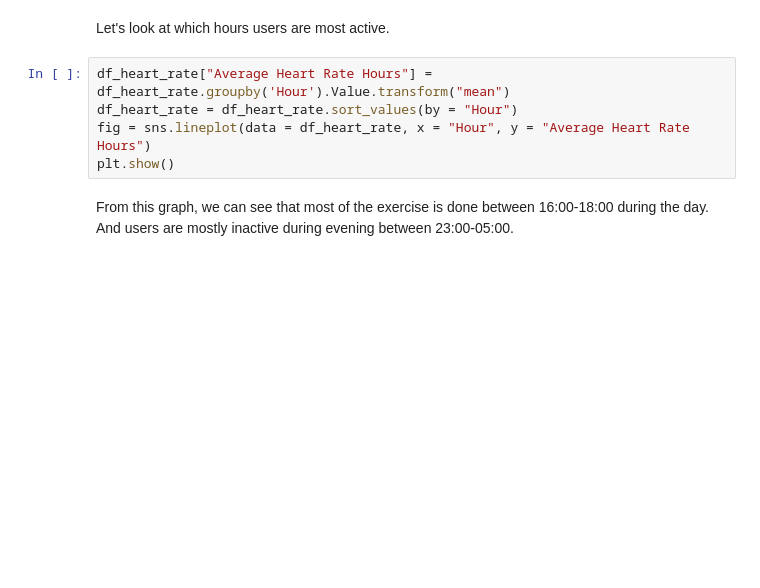
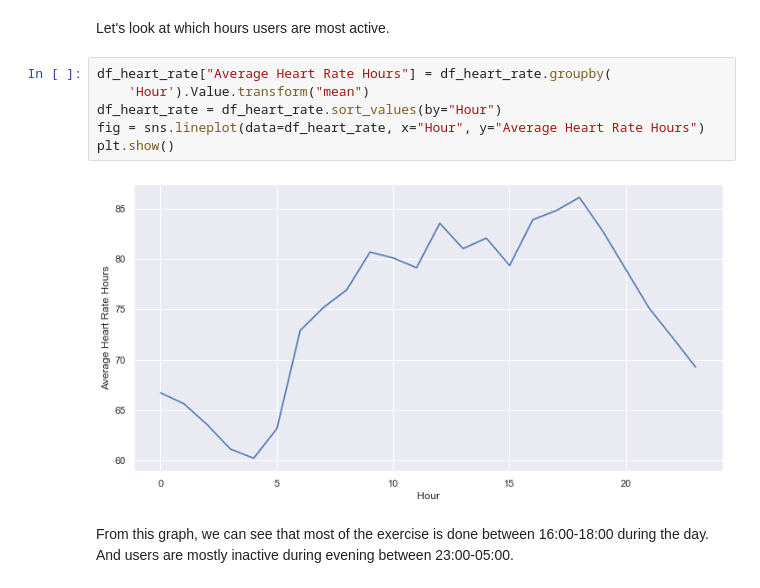
Before and after one commit to onderakacik/FitbitAnalysis, a Jupyter notebook: Final_Project.ipynb, the cells around one changed output. Drawn from its saved outputs; the diff is of its cells as text; blank space fills up the shorter version.

```diff
--- a/Final_Project.ipynb
+++ b/Final_Project.ipynb
@@ -745,10 +757,13 @@ For some cases, user being an athlete may explain relatively low heart rates thr
 # %% [markdown]
 Let's look at which hours users are most active.
 # %%
-df_heart_rate["Average Heart Rate Hours"] = df_heart_rate.groupby('Hour').Value.transform("mean")
-df_heart_rate = df_heart_rate.sort_values(by = "Hour")
-fig = sns.lineplot(data = df_heart_rate, x = "Hour", y = "Average Heart Rate Hours")
+df_heart_rate["Average Heart Rate Hours"] = df_heart_rate.groupby(
+    'Hour').Value.transform("mean")
+df_heart_rate = df_heart_rate.sort_values(by="Hour")
+fig = sns.lineplot(data=df_heart_rate, x="Hour", y="Average Heart Rate Hours")
 plt.show()
+# %% [output]
+[figure, added]
 # %% [markdown]
 
 From this graph, we can see that most of the exercise is done between 16:00-18:00 during the day. And users are mostly inactive during evening between 23:00-05:00.
```
Also changed, not shown: parts of 61 cells of this notebook.
